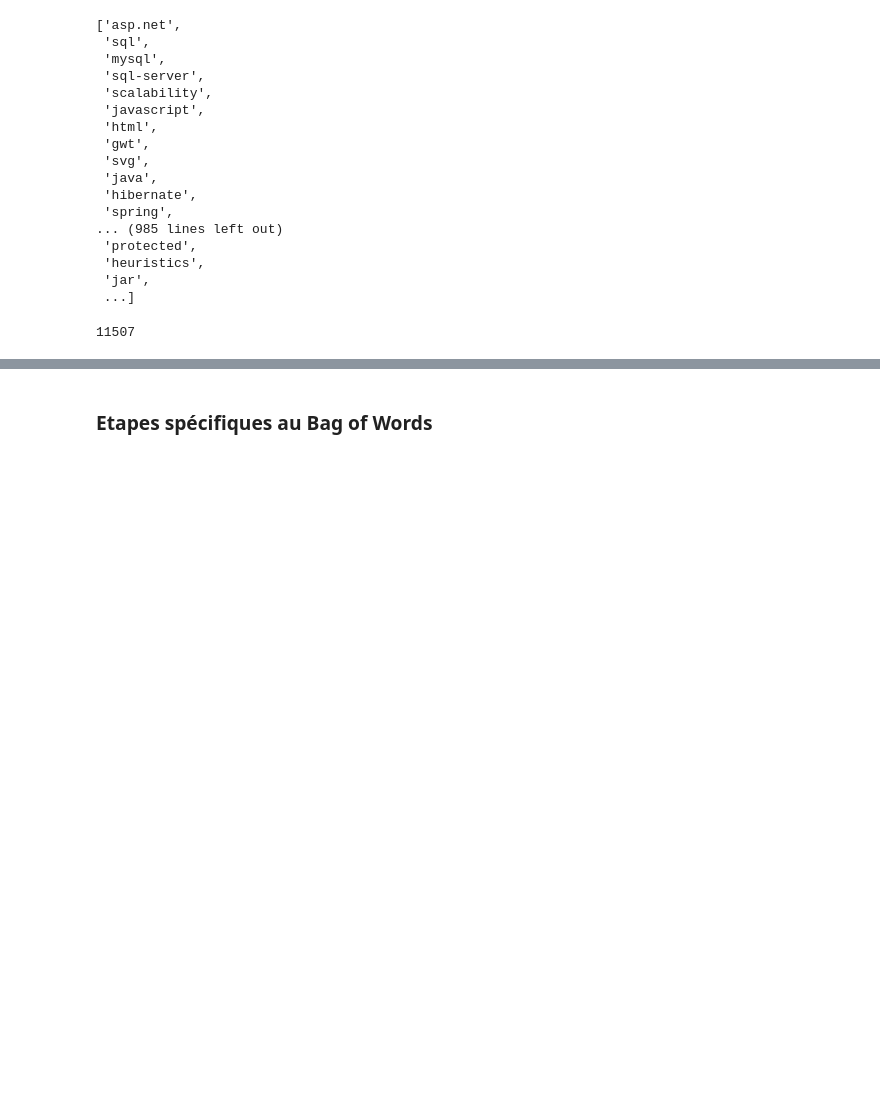
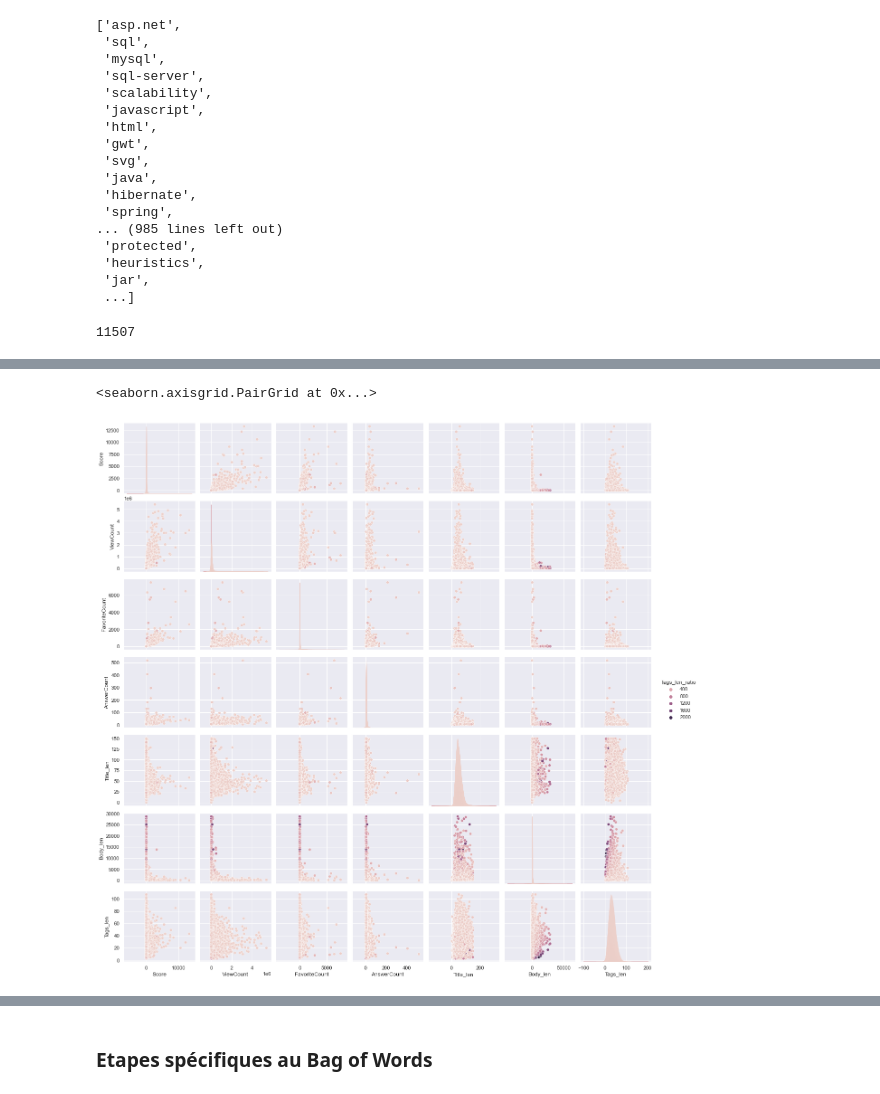
Before and after one commit to nromari/Categoriser-automatiquement-des-questions, a Jupyter notebook: P5_exploration_et_nettoyage.ipynb, the cells around one changed output, grey strips where cells are left out. Cells and saved outputs as stored; diff of their text form; code cells hidden in the pictures; blank space fills up the shorter version.

```diff
--- a/P5_exploration_et_nettoyage.ipynb
+++ b/P5_exploration_et_nettoyage.ipynb
@@ -758,0 +834,5 @@ print(len(tags_liste))
+# %%
+sns.pairplot(data, hue = 'Tags_len_ratio')
+# %% [output]
+<seaborn.axisgrid.PairGrid at 0x...>
+[figure, added]
```
Also changed, not shown: parts of 134 cells of this notebook.
